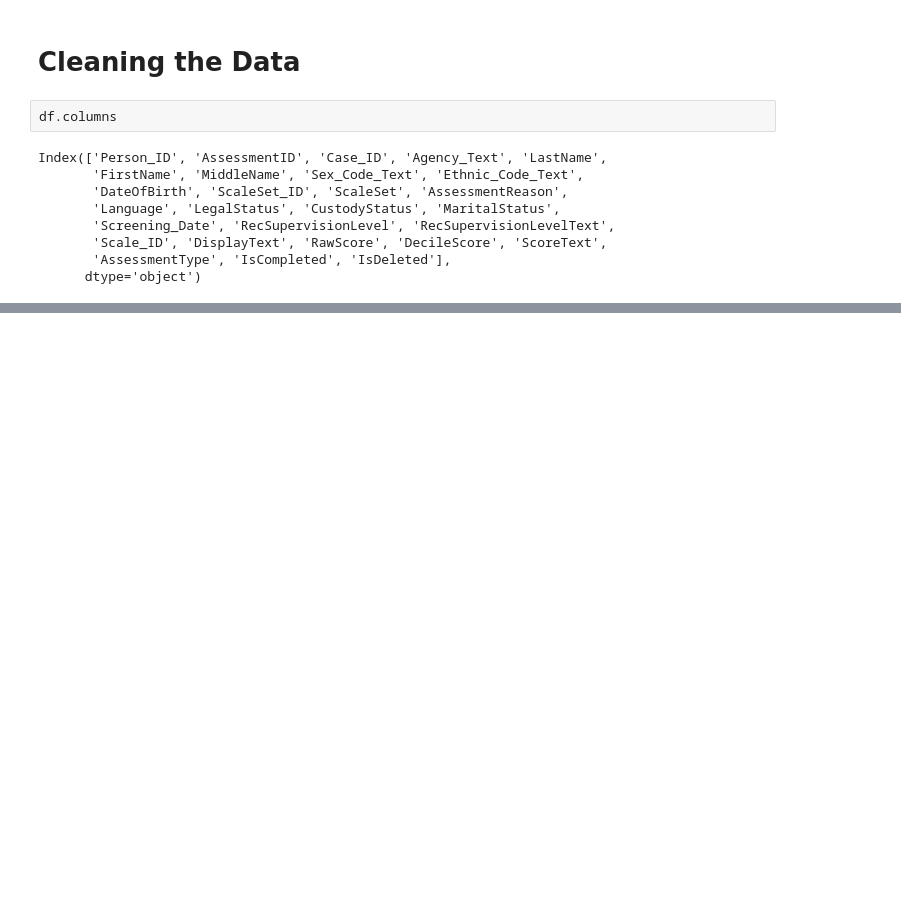
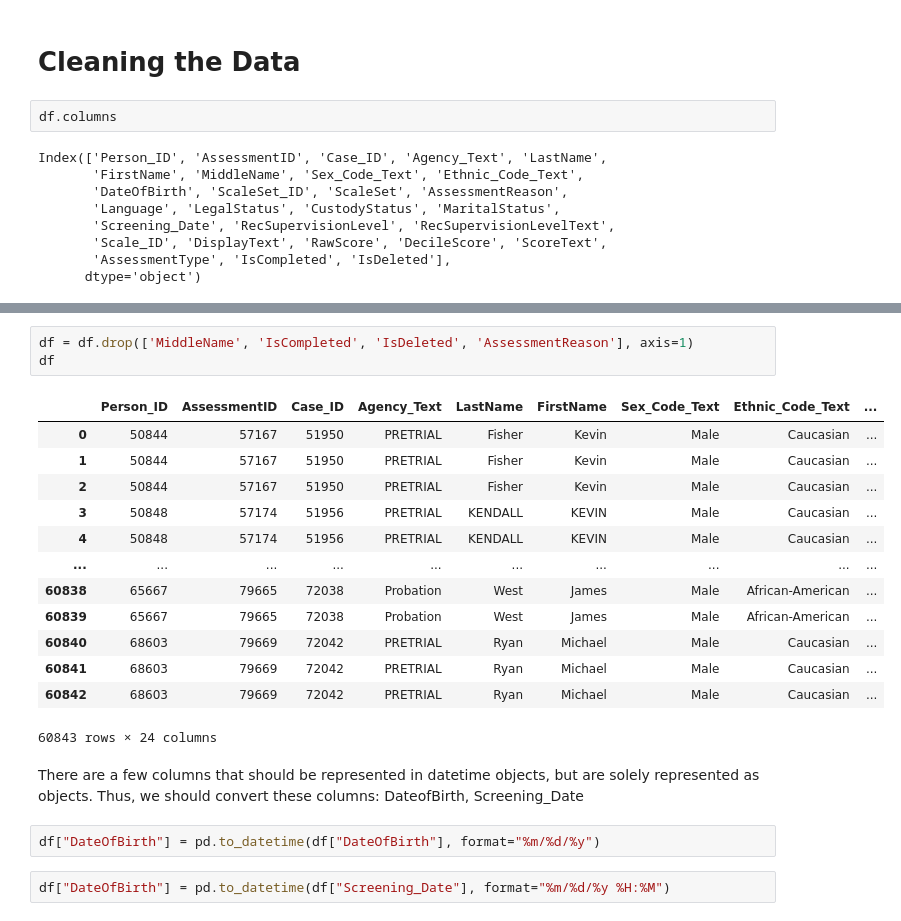
Before and after one commit to xsharonhe/compas-dataset, a Jupyter notebook: compas-dataset.ipynb, the cells around one changed output, grey strips where cells are left out. Cells and saved outputs as stored; diff of their text form; blank space fills up the shorter version.

```diff
--- a/compas-dataset.ipynb
+++ b/compas-dataset.ipynb
@@ -141,0 +158,23 @@ As seen from the isnull analysis of the data, most people do not have a middle n
+# %%
+df = df.drop(['MiddleName', 'IsCompleted', 'IsDeleted', 'AssessmentReason'], axis=1)
+df
+# %% [output]
+|  | Person_ID | AssessmentID | Case_ID | Agency_Text | LastName | FirstName | Sex_Code_Text | Ethnic_Code_Text | ... |
+| 0 | 50844 | 57167 | 51950 | PRETRIAL | Fisher | Kevin | Male | Caucasian | ... |
+| 1 | 50844 | 57167 | 51950 | PRETRIAL | Fisher | Kevin | Male | Caucasian | ... |
+| 2 | 50844 | 57167 | 51950 | PRETRIAL | Fisher | Kevin | Male | Caucasian | ... |
+| 3 | 50848 | 57174 | 51956 | PRETRIAL | KENDALL | KEVIN | Male | Caucasian | ... |
+| 4 | 50848 | 57174 | 51956 | PRETRIAL | KENDALL | KEVIN | Male | Caucasian | ... |
+| ... | ... | ... | ... | ... | ... | ... | ... | ... | ... |
+| 60838 | 65667 | 79665 | 72038 | Probation | West | James | Male | African-American | ... |
+| 60839 | 65667 | 79665 | 72038 | Probation | West | James | Male | African-American | ... |
+| 60840 | 68603 | 79669 | 72042 | PRETRIAL | Ryan | Michael | Male | Caucasian | ... |
+| 60841 | 68603 | 79669 | 72042 | PRETRIAL | Ryan | Michael | Male | Caucasian | ... |
+| 60842 | 68603 | 79669 | 72042 | PRETRIAL | Ryan | Michael | Male | Caucasian | ... |
+60843 rows × 24 columns
+# %% [markdown]
+There are a few columns that should be represented in datetime objects, but are solely represented as objects. Thus, we should convert these columns: DateofBirth, Screening_Date
+# %%
+df["DateOfBirth"] = pd.to_datetime(df["DateOfBirth"], format="%m/%d/%y")
+# %%
+df["DateOfBirth"] = pd.to_datetime(df["Screening_Date"], format="%m/%d/%y %H:%M")
```
Also changed, not shown: parts of 6 cells of this notebook.
